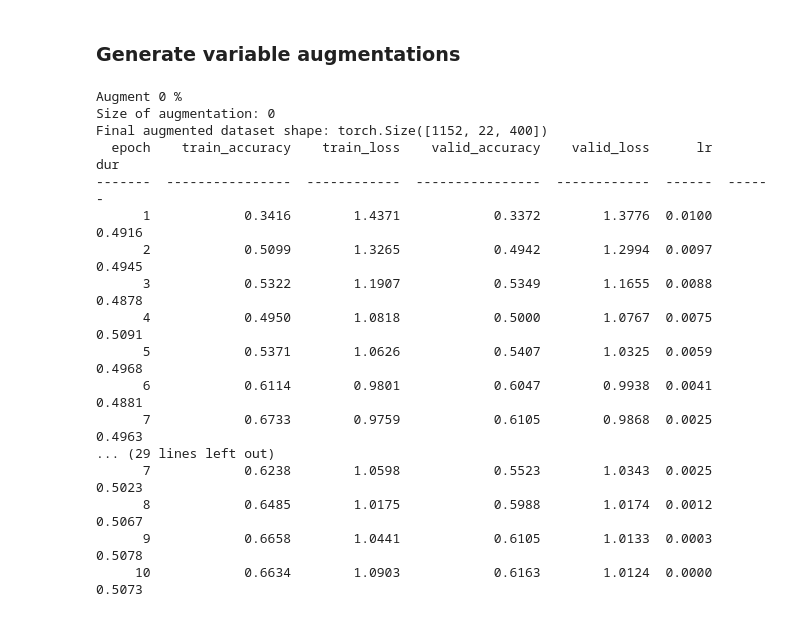
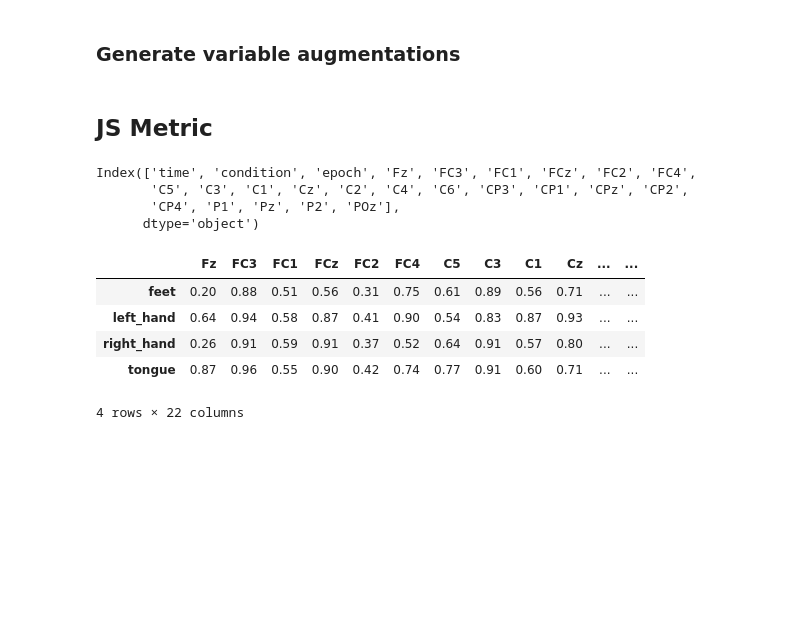
Before and after one commit to teaching-FEEC/dgm-2023.2, a Jupyter notebook: projetos/EEG_Data_Synth/notebooks/GANs/Classification_entrega_3.ipynb, the cells around one changed output. Saved outputs shown, nothing was run; the diff lists cells and outputs as text; code cells hidden in the pictures; blank space fills up the shorter version.

```diff
--- a/projetos/EEG_Data_Synth/notebooks/GANs/Classification_entrega_3.ipynb
+++ b/projetos/EEG_Data_Synth/notebooks/GANs/Classification_entrega_3.ipynb
@@ -602,26 +590,7 @@ for count, i in enumerate(augment_percentages):
     dataset_augmented, labels_augmented = data_augment(X,y,i,gen)
     train_aug, test_aug, eval_aug = get_train_test_eval(dataset_augmented, labels_augmented)
     model, acc = train_model(train_aug, eval_aug, test_aug)
-    classification_df.loc[count] = [i,acc]
-
+    classification_df.loc[count] = [i*100,acc]
 
 classification_df.to_csv(" classification_results.csv", index = False )
-# %% [output]
-Augment 0 %
-Size of augmentation: 0
-Final augmented dataset shape: torch.Size([1152, 22, 400])
-  epoch    train_accuracy    train_loss    valid_accuracy    valid_loss      lr     dur
--------  ----------------  ------------  ----------------  ------------  ------  ------
-      1            0.3416        1.4371            0.3372        1.3776  0.0100  0.4916
-      2            0.5099        1.3265            0.4942        1.2994  0.0097  0.4945
-      3            0.5322        1.1907            0.5349        1.1655  0.0088  0.4878
-      4            0.4950        1.0818            0.5000        1.0767  0.0075  0.5091
-      5            0.5371        1.0626            0.5407        1.0325  0.0059  0.4968
-      6            0.6114        0.9801            0.6047        0.9938  0.0041  0.4881
-      7            0.6733        0.9759            0.6105        0.9868  0.0025  0.4963
-... (29 lines left out)
-      7            0.6238        1.0598            0.5523        1.0343  0.0025  0.5023
-      8            0.6485        1.0175            0.5988        1.0174  0.0012  0.5067
-      9            0.6658        1.0441            0.6105        1.0133  0.0003  0.5078
-     10            0.6634        1.0903            0.6163        1.0124  0.0000  0.5073
 # %%
@@ -628,0 +600,2 @@ classification_df.to_csv(" classification_results.csv", index = False )
+# %% [markdown]
+## JS Metric
@@ -628,0 +660,7 @@ classification_df.to_csv(" classification_results.csv", index = False )
+# %%
+my_eeg_data.windows_dataset.datasets[0].windows.to_data_frame().columns
+# %% [output]
+Index(['time', 'condition', 'epoch', 'Fz', 'FC3', 'FC1', 'FCz', 'FC2', 'FC4',
+       'C5', 'C3', 'C1', 'Cz', 'C2', 'C4', 'C6', 'CP3', 'CP1', 'CPz', 'CP2',
+       'CP4', 'P1', 'Pz', 'P2', 'POz'],
+      dtype='object')
@@ -628,0 +711,11 @@ classification_df.to_csv(" classification_results.csv", index = False )
+# %%
+js_df = pd.read_csv("./Testes_Finais/classification/JS_Metric.csv", index_col = 0)
+js_df = round(js_df,2)
+js_df
+# %% [output]
+|  | Fz | FC3 | FC1 | FCz | FC2 | FC4 | C5 | C3 | C1 | Cz | ... | ... |
+| feet | 0.20 | 0.88 | 0.51 | 0.56 | 0.31 | 0.75 | 0.61 | 0.89 | 0.56 | 0.71 | ... | ... |
+| left_hand | 0.64 | 0.94 | 0.58 | 0.87 | 0.41 | 0.90 | 0.54 | 0.83 | 0.87 | 0.93 | ... | ... |
+| right_hand | 0.26 | 0.91 | 0.59 | 0.91 | 0.37 | 0.52 | 0.64 | 0.91 | 0.57 | 0.80 | ... | ... |
+| tongue | 0.87 | 0.96 | 0.55 | 0.90 | 0.42 | 0.74 | 0.77 | 0.91 | 0.60 | 0.71 | ... | ... |
+4 rows × 22 columns
```
Also changed, not shown: parts of 14 cells of this notebook, 5 other files.
